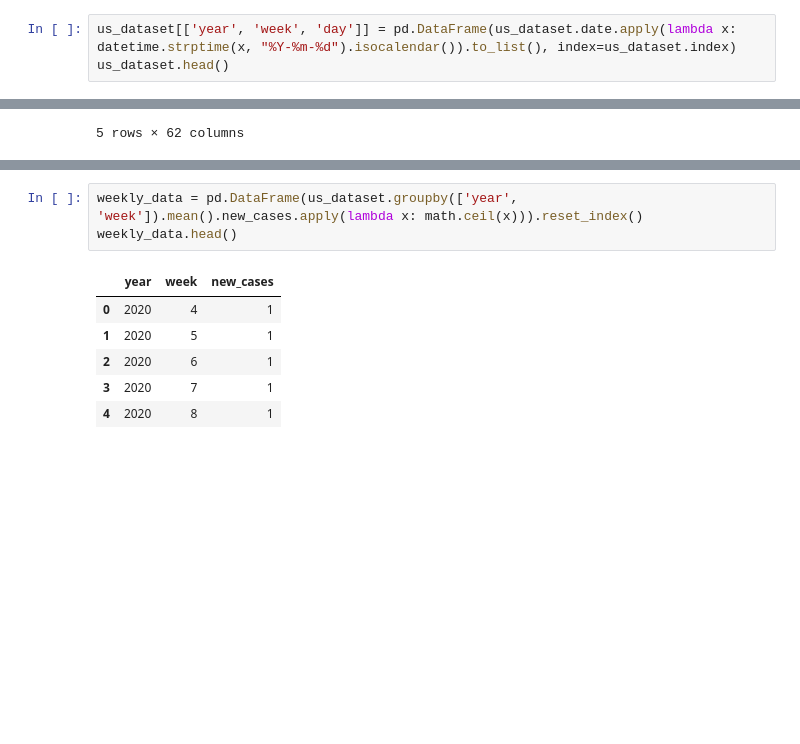
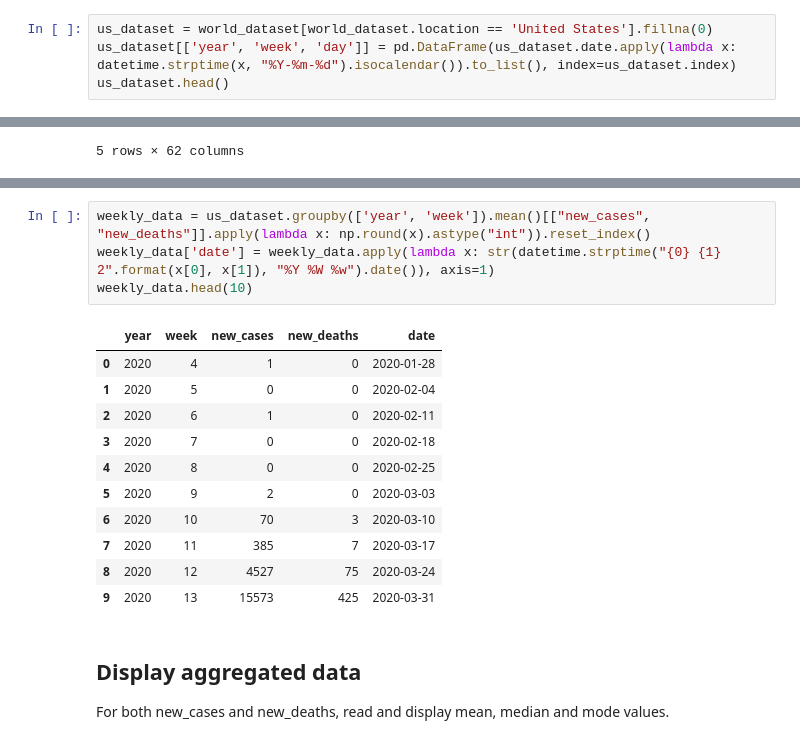
Before and after one commit to UNCG-CSE/SP-21_COVID-Team_4, a Jupyter notebook: src/team/stage_II/stage_II.ipynb, the cells around one changed output, grey strips where cells are left out. Drawn from its saved outputs; the diff is of its cells as text; blank space fills up the shorter version.

```diff
--- a/src/team/stage_II/stage_II.ipynb
+++ b/src/team/stage_II/stage_II.ipynb
@@ -32,4 +68,5 @@ us_dataset.head()
 # %%
+us_dataset = world_dataset[world_dataset.location == 'United States'].fillna(0)
 us_dataset[['year', 'week', 'day']] = pd.DataFrame(us_dataset.date.apply(lambda x: datetime.strptime(x, "%Y-%m-%d").isocalendar()).to_list(), index=us_dataset.index)
 us_dataset.head()
 # %% [output]
@@ -46,10 +87,20 @@ us_dataset.head()
 # %%
-weekly_data = pd.DataFrame(us_dataset.groupby(['year', 'week']).mean().new_cases.apply(lambda x: math.ceil(x))).reset_index()
-weekly_data.head()
+weekly_data = us_dataset.groupby(['year', 'week']).mean()[["new_cases", "new_deaths"]].apply(lambda x: np.round(x).astype("int")).reset_index()
+weekly_data['date'] = weekly_data.apply(lambda x: str(datetime.strptime("{0} {1} 2".format(x[0], x[1]), "%Y %W %w").date()), axis=1)
+weekly_data.head(10)
 # %% [output]
-|  | year | week | new_cases |
-| 0 | 2020 | 4 | 1 |
-| 1 | 2020 | 5 | 1 |
-| 2 | 2020 | 6 | 1 |
-| 3 | 2020 | 7 | 1 |
-| 4 | 2020 | 8 | 1 |
+|  | year | week | new_cases | new_deaths | date |
+| 0 | 2020 | 4 | 1 | 0 | 2020-01-28 |
+| 1 | 2020 | 5 | 0 | 0 | 2020-02-04 |
+| 2 | 2020 | 6 | 1 | 0 | 2020-02-11 |
+| 3 | 2020 | 7 | 0 | 0 | 2020-02-18 |
+| 4 | 2020 | 8 | 0 | 0 | 2020-02-25 |
+| 5 | 2020 | 9 | 2 | 0 | 2020-03-03 |
+| 6 | 2020 | 10 | 70 | 3 | 2020-03-10 |
+| 7 | 2020 | 11 | 385 | 7 | 2020-03-17 |
+| 8 | 2020 | 12 | 4527 | 75 | 2020-03-24 |
+| 9 | 2020 | 13 | 15573 | 425 | 2020-03-31 |
+# %% [markdown]
+## Display aggregated data
+
+For both new_cases and new_deaths, read and display mean, median and mode values.
```
Also changed, not shown: parts of 20 cells of this notebook, 3 other files.
